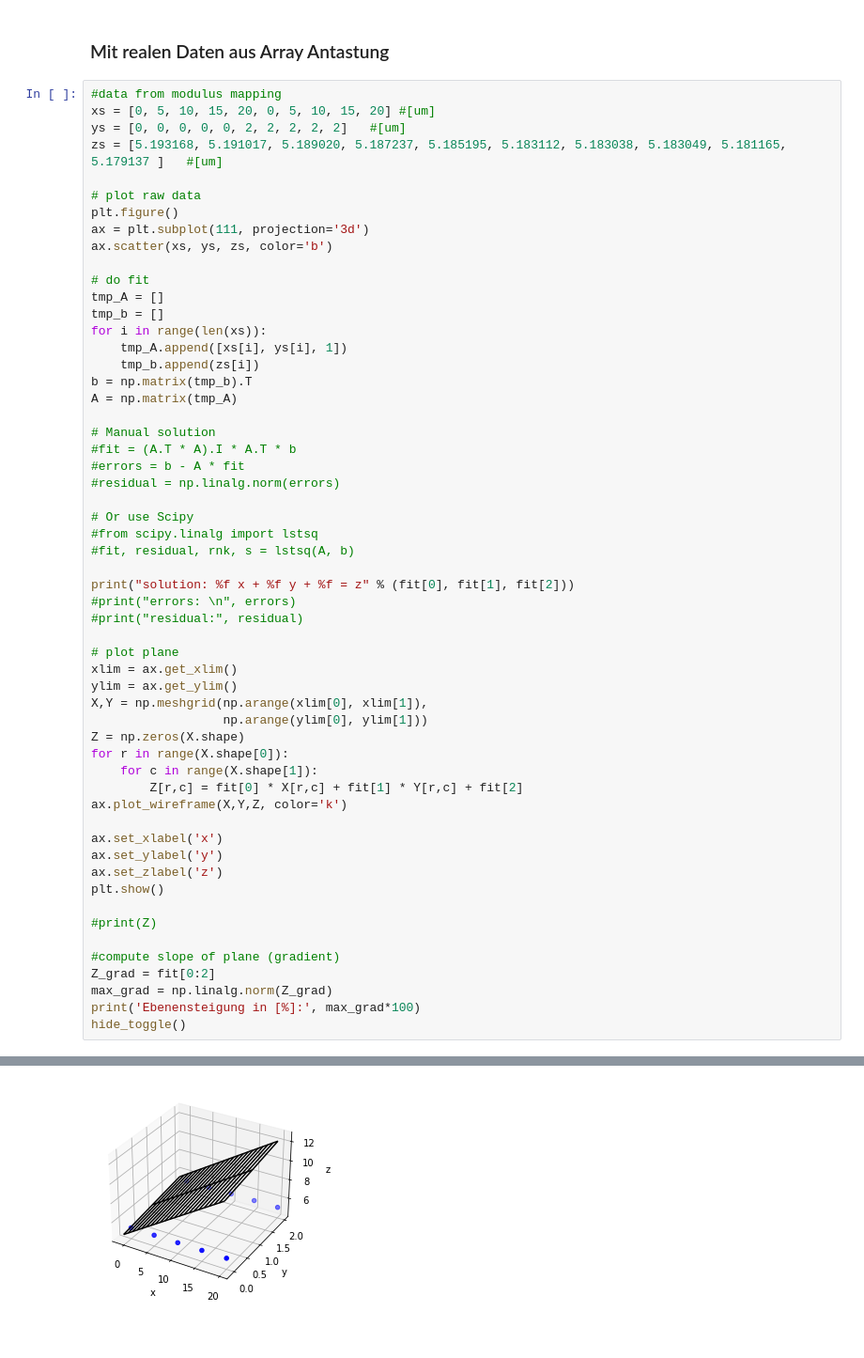
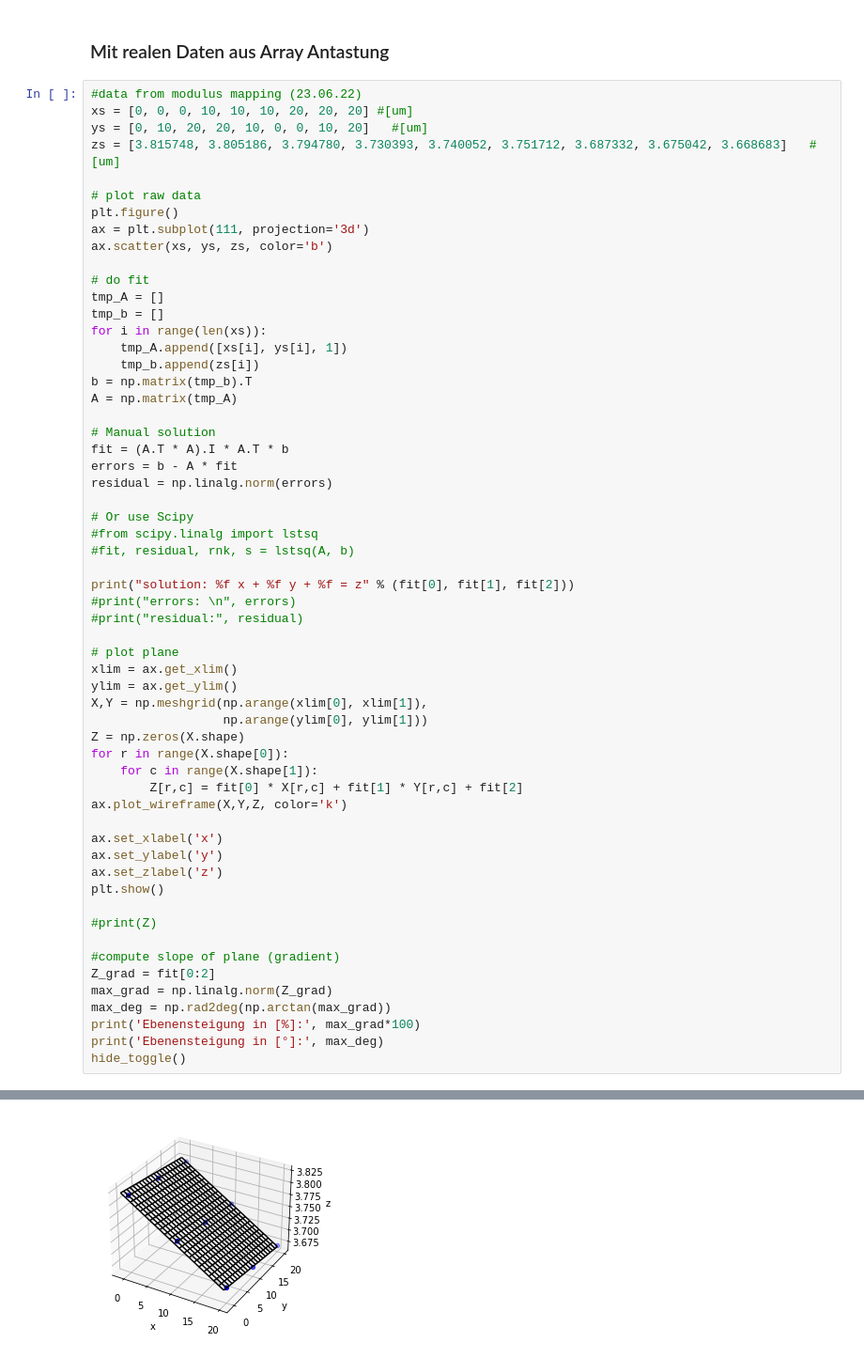
Before and after one commit to Tour712/Nanoindentation_Analysis, a Jupyter notebook: Nanoindentation Datenauswertung/Test Notebook.ipynb, the cells around one changed output, grey strips where cells are left out. Shown: that part at 94% size. Drawn from its saved outputs; the diff is of its cells as text.

Commit message:
plane fitting with updated data

```diff
--- a/Nanoindentation Datenauswertung/Test Notebook.ipynb
+++ b/Nanoindentation Datenauswertung/Test Notebook.ipynb
@@ -189,10 +189,10 @@ Ebenensteigung: 0.6713000583117398
 # %% [markdown]
 ### Mit realen Daten aus Array Antastung
 # %%
-#data from modulus mapping
-xs = [0, 5, 10, 15, 20, 0, 5, 10, 15, 20] #[um]
-ys = [0, 0, 0, 0, 0, 2, 2, 2, 2, 2]   #[um]
-zs = [5.193168, 5.191017, 5.189020, 5.187237, 5.185195, 5.183112, 5.183038, 5.183049, 5.181165, 5.179137 ]   #[um]
+#data from modulus mapping (23.06.22)
+xs = [0, 0, 0, 10, 10, 10, 20, 20, 20] #[um]
+ys = [0, 10, 20, 20, 10, 0, 0, 10, 20]   #[um]
+zs = [3.815748, 3.805186, 3.794780, 3.730393, 3.740052, 3.751712, 3.687332, 3.675042, 3.668683]   #[um]
 
 # plot raw data
 plt.figure()
@@ -209,9 +209,9 @@ b = np.matrix(tmp_b).T
 A = np.matrix(tmp_A)
 
 # Manual solution
-#fit = (A.T * A).I * A.T * b
-#errors = b - A * fit
-#residual = np.linalg.norm(errors)
+fit = (A.T * A).I * A.T * b
+errors = b - A * fit
+residual = np.linalg.norm(errors)
 
 # Or use Scipy
 #from scipy.linalg import lstsq
@@ -242,6 +242,8 @@ plt.show()
 #compute slope of plane (gradient)
 Z_grad = fit[0:2]
 max_grad = np.linalg.norm(Z_grad)
+max_deg = np.rad2deg(np.arctan(max_grad))
 print('Ebenensteigung in [%]:', max_grad*100)
+print('Ebenensteigung in [°]:', max_deg)
 hide_toggle()
 # %% [output]
@@ -249 +251 @@ solution: 0.315353 x + 0.592618 y + 4.966794 = z
-[figure, old version]
+[figure, new version]
```
Also changed, not shown: parts of 2 cells of this notebook, 6 other files.
